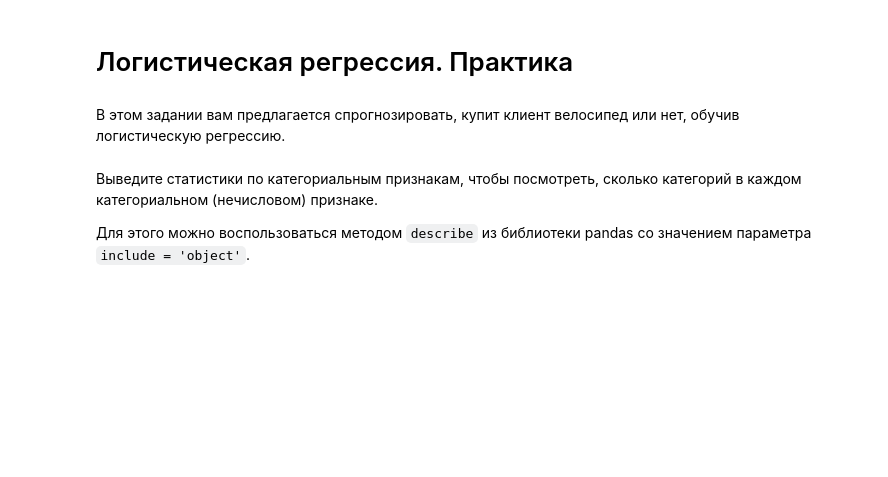
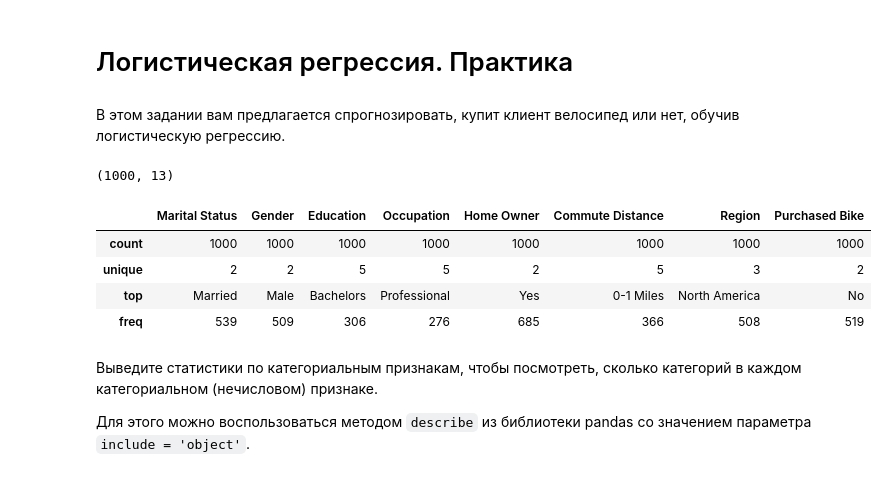
Before and after one commit to dzaytsevvv/practice-ml, a Jupyter notebook: LogReg_final_task.ipynb, the cells around one changed output. Saved outputs shown, nothing was run; the diff lists cells and outputs as text; code cells hidden in the pictures; blank space fills up the shorter version.

```diff
--- a/LogReg_final_task.ipynb
+++ b/LogReg_final_task.ipynb
@@ -12,3 +10,14 @@ import pandas as pd
 
 import warnings
 warnings.filterwarnings("ignore")
+
+# считаем данные
+data = pd.read_csv('https://raw.githubusercontent.com/evgpat/edu_stepik_practical_ml/main/datasets/bike_buyers_clean.csv')
+
+# выводим первые 5 строк датафрейма
+data.head(5)
+
+# смотрим размер датафрейма
+data.shape
+# %% [output]
+(1000, 13)
@@ -24,3 +24,13 @@ data.shape
+# %%
+# Выведите статистики по категориальным признакам
+cat_stats = data.describe(include='object')
+cat_stats
+# %% [output]
+|  | Marital Status | Gender | Education | Occupation | Home Owner | Commute Distance | Region | Purchased Bike |
+| count | 1000 | 1000 | 1000 | 1000 | 1000 | 1000 | 1000 | 1000 |
+| unique | 2 | 2 | 5 | 5 | 2 | 5 | 3 | 2 |
+| top | Married | Male | Bachelors | Professional | Yes | 0-1 Miles | North America | No |
+| freq | 539 | 509 | 306 | 276 | 685 | 366 | 508 | 519 |
 # %% [markdown]
 Выведите статистики по категориальным признакам, чтобы посмотреть, сколько категорий в каждом категориальном (нечисловом) признаке.
 
```
Also changed, not shown: parts of 46 cells of this notebook, 2 other files.
